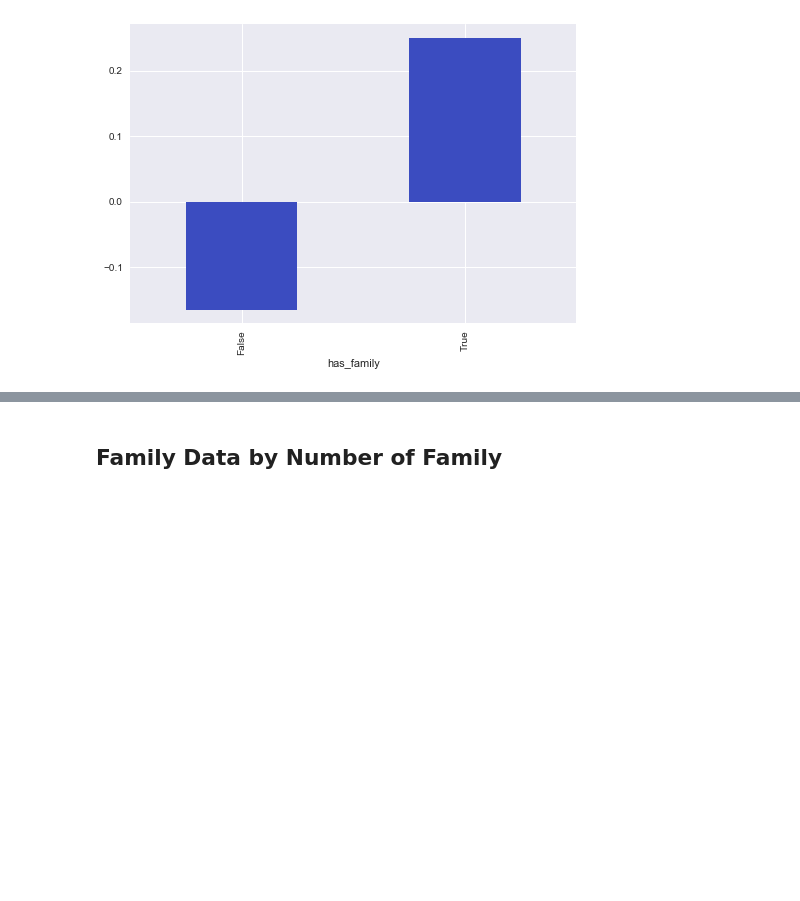
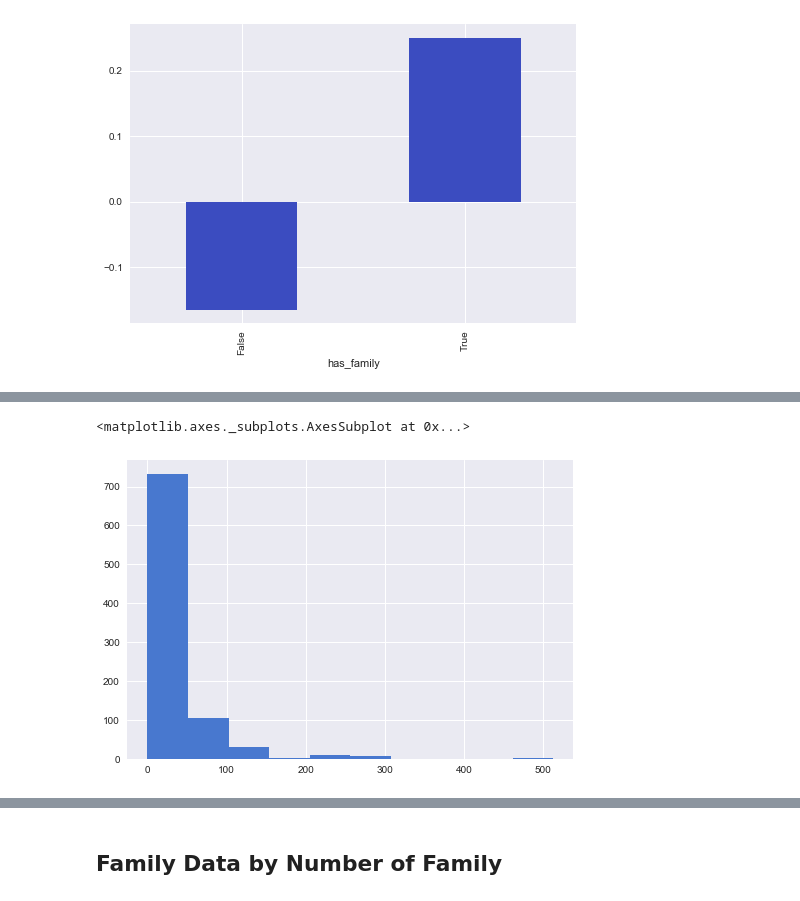
Before and after one commit to kylemeenehan/titanic-data, a Jupyter notebook: Titanic Project.ipynb, the cells around one changed output, grey strips where cells are left out. Drawn from its saved outputs; the diff is of its cells as text; code cells hidden in the pictures; blank space fills up the shorter version.

```diff
--- a/Titanic Project.ipynb
+++ b/Titanic Project.ipynb
@@ -255,0 +227,5 @@ Name: has_family, dtype: float64
+# %%
+titanic_data["Fare"].hist()
+# %% [output]
+<matplotlib.axes._subplots.AxesSubplot at 0x...>
+[figure, added]
```
Also changed, not shown: parts of 26 cells of this notebook.
